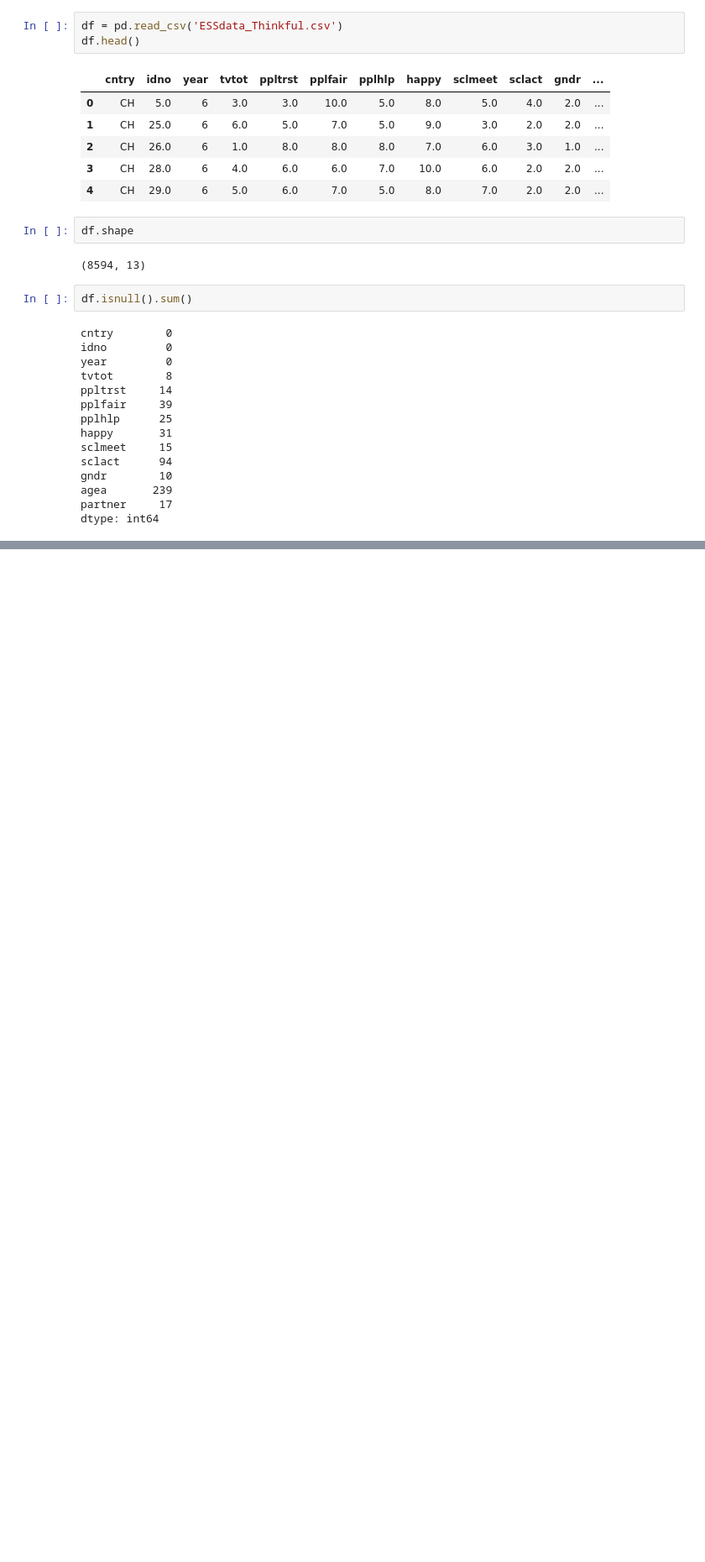
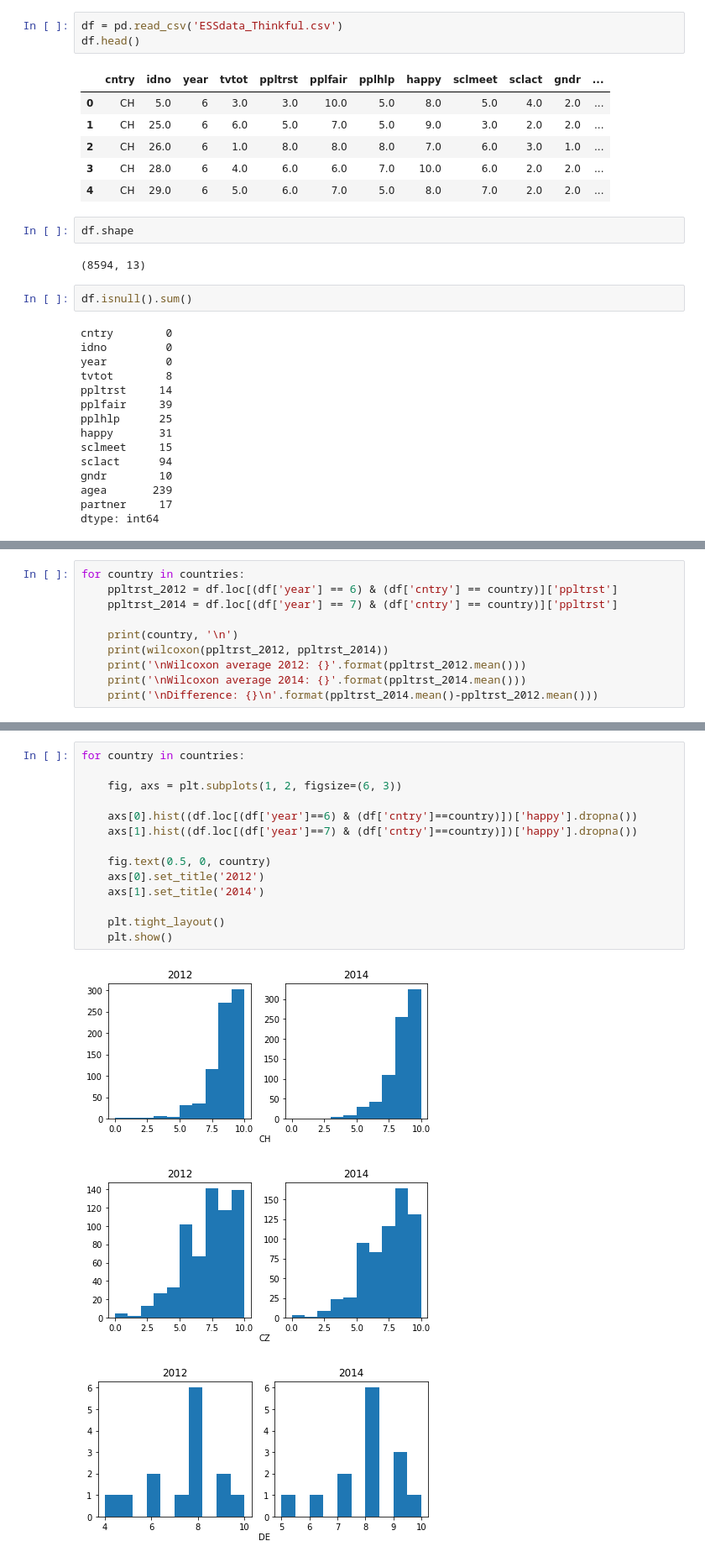
Before and after one commit to rakeshbhatia/thinkful, a Jupyter notebook: 5.5.4 Challenge What test to use.ipynb, the cells around one changed output, grey strips where cells are left out. Shown: that part at 84% size. Drawn from its saved outputs; the diff is of its cells as text; blank space fills up the shorter version.

```diff
--- a/5.5.4 Challenge What test to use.ipynb
+++ b/5.5.4 Challenge What test to use.ipynb
@@ -119,0 +125,10 @@ for country in countries:
+# %%
+for country in countries:
+    ppltrst_2012 = df.loc[(df['year'] == 6) & (df['cntry'] == country)]['ppltrst']
+    ppltrst_2014 = df.loc[(df['year'] == 7) & (df['cntry'] == country)]['ppltrst']
+
+    print(country, '\n')
+    print(wilcoxon(ppltrst_2012, ppltrst_2014))
+    print('\nWilcoxon average 2012: {}'.format(ppltrst_2012.mean()))
+    print('\nWilcoxon average 2014: {}'.format(ppltrst_2014.mean()))
+    print('\nDifference: {}\n'.format(ppltrst_2014.mean()-ppltrst_2012.mean()))
@@ -119,0 +157,18 @@ for country in countries:
+# %%
+for country in countries:
+
+    fig, axs = plt.subplots(1, 2, figsize=(6, 3))
+
+    axs[0].hist((df.loc[(df['year']==6) & (df['cntry']==country)])['happy'].dropna())
+    axs[1].hist((df.loc[(df['year']==7) & (df['cntry']==country)])['happy'].dropna())
+
+    fig.text(0.5, 0, country)
+    axs[0].set_title('2012')
+    axs[1].set_title('2014')
+
+    plt.tight_layout()
+    plt.show()
+# %% [output]
+[figure, added]
+[figure, added]
+[figure, added]
```
Also changed, not shown: parts of 48 cells of this notebook.
